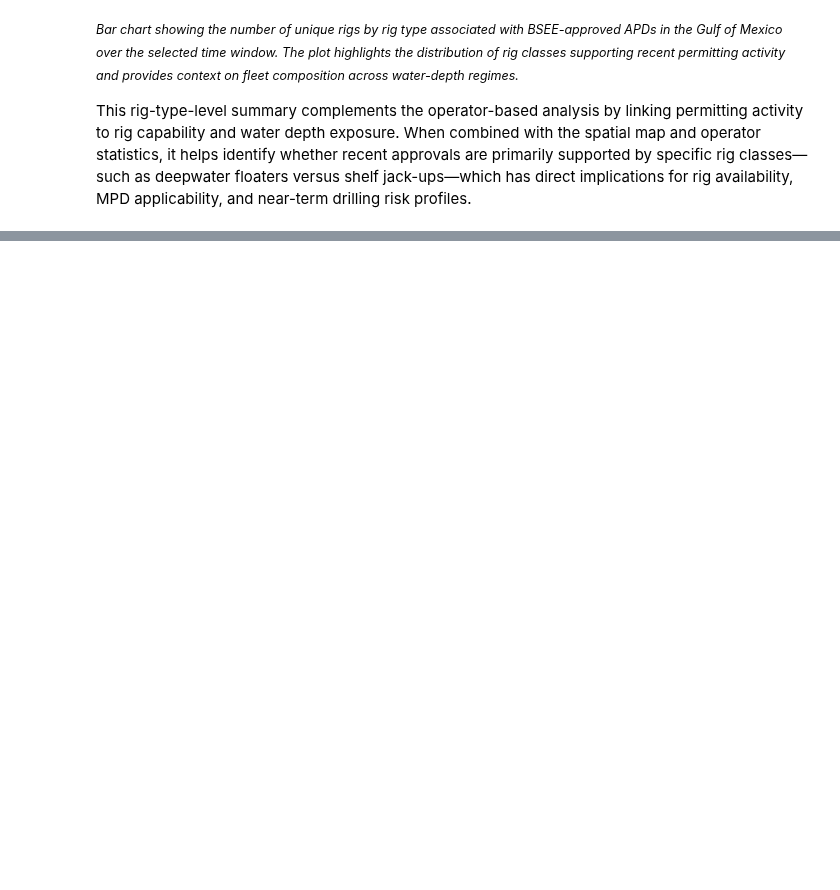
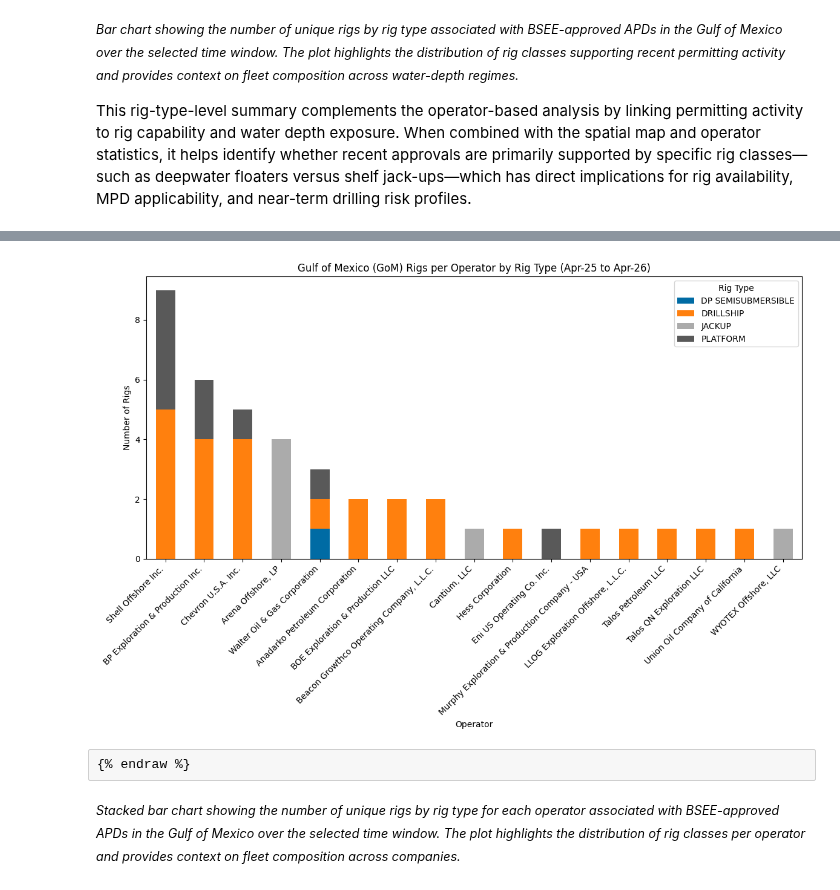
Before and after one commit to SCallerio/MPDBlog, a Jupyter notebook: src/2026-01-25-bsee-map-jupyter-example/2026-01-25-bsee-map-jupyter.ipynb, the cells around one changed output, grey strips where cells are left out. Saved outputs shown, nothing was run; the diff lists cells and outputs as text; code cells hidden in the pictures; blank space fills up the shorter version.

Commit message:
add Rigs per Operator Summary, correct date_max

```diff
--- a/src/2026-01-25-bsee-map-jupyter-example/2026-01-25-bsee-map-jupyter.ipynb
+++ b/src/2026-01-25-bsee-map-jupyter-example/2026-01-25-bsee-map-jupyter.ipynb
@@ -311,0 +368,6 @@ This rig-type-level summary complements the operator-based analysis by linking p
+# %%
+unique_wells_by_company = APD.groupby(['BUS_ASC_NAME','RIG_TYPE_CODE']).agg(
+    Unique_Rig_Name_Count=('RIG_NAME', 'nunique'),
+    Mean_Water_Depth=('WATER_DEPTH', 'mean')
+).reset_index()
+display(unique_wells_by_company)
@@ -311,0 +414,36 @@ This rig-type-level summary complements the operator-based analysis by linking p
+# %%
+import matplotlib.pyplot as plt
+import matplotlib.style as style
+from matplotlib.ticker import FuncFormatter
+style.use('tableau-colorblind10')
+#style.use('seaborn-notebook')
+# style.use('seaborn-whitegrid')
+
+# plt.rcParams['font.family'] = 'Times New Roman'
+# mpl.rcParams['pdf.fonttype'] = 42
+# mpl.rcParams['ps.fonttype'] = 42
+# mpl.rcParams['font.family'] = 'Arial'
+colors = plt.rcParams['axes.prop_cycle'].by_key()['color']
+
+# Create the pivoted dataframe
+pivoted = unique_wells_by_company.pivot(index='BUS_ASC_NAME', columns='RIG_TYPE_CODE', values='Unique_Rig_Name_Count').fillna(0).astype(int)
+
+# Sort companies by total rigs descending
+pivoted['Total'] = pivoted.sum(axis=1)
+pivoted = pivoted.sort_values('Total', ascending=False).drop('Total', axis=1)
+
+# Plot stacked bar
+ax = pivoted.plot(kind='bar', stacked=True, figsize=(12, 8))
+ax.set_title(f'Gulf of Mexico (GoM) Rigs per Operator by Rig Type ({date_min} to {date_max})')
+ax.set_ylabel('Number of Rigs')
+ax.set_xlabel('Operator')
+plt.xticks(rotation=45, ha='right')
+plt.legend(title='Rig Type')
+plt.tight_layout()
+plt.show()
+# %% [output]
+[figure, added]
+# %% [raw]
+{% endraw %}
+# %% [markdown]
+<small>*Stacked bar chart showing the number of unique rigs by rig type for each operator associated with BSEE-approved APDs in the Gulf of Mexico over the selected time window. The plot highlights the distribution of rig classes per operator and provides context on fleet composition across companies.*</small>
```
Also changed, not shown: parts of 14 cells of this notebook.
